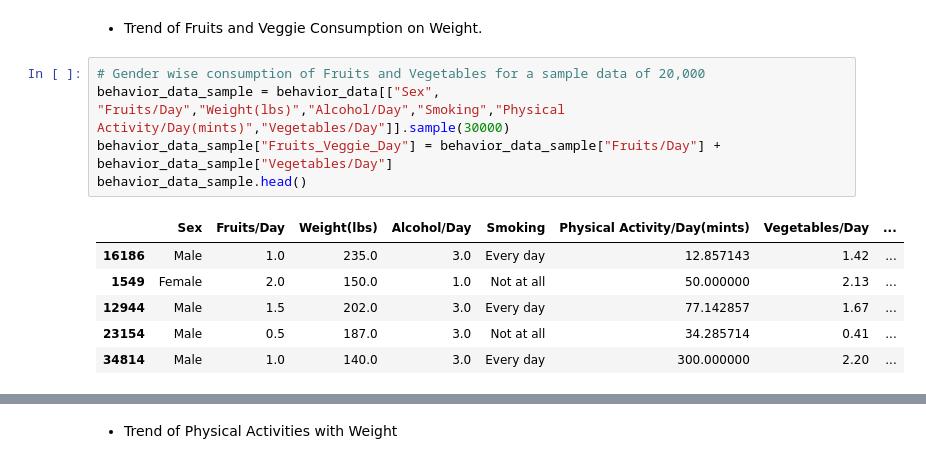
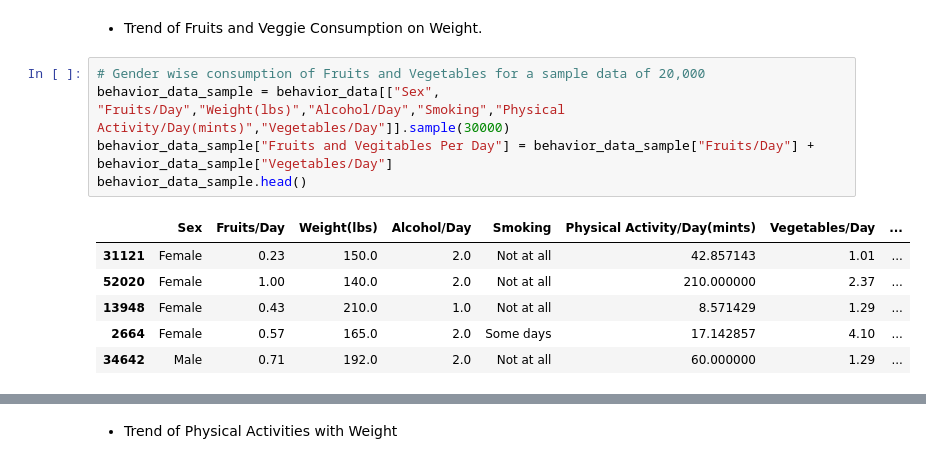
Before and after one commit to ic2019/groupb_project1, a Jupyter notebook: behavior_analysis.ipynb, the cells around one changed output, grey strips where cells are left out. Drawn from its saved outputs; the diff is of its cells as text.

```diff
--- a/behavior_analysis.ipynb
+++ b/behavior_analysis.ipynb
@@ -89,15 +89,15 @@ avg_alcohol_state = grouped_data["Alcohol/Day"]
 # %%
 # Gender wise consumption of Fruits and Vegetables for a sample data of 20,000
 behavior_data_sample = behavior_data[["Sex", "Fruits/Day","Weight(lbs)","Alcohol/Day","Smoking","Physical Activity/Day(mints)","Vegetables/Day"]].sample(30000)
-behavior_data_sample["Fruits_Veggie_Day"] = behavior_data_sample["Fruits/Day"] + behavior_data_sample["Vegetables/Day"]
+behavior_data_sample["Fruits and Vegitables Per Day"] = behavior_data_sample["Fruits/Day"] + behavior_data_sample["Vegetables/Day"]
 behavior_data_sample.head()
 # %% [output]
 |  | Sex | Fruits/Day | Weight(lbs) | Alcohol/Day | Smoking | Physical Activity/Day(mints) | Vegetables/Day | ... |
-| 16186 | Male | 1.0 | 235.0 | 3.0 | Every day | 12.857143 | 1.42 | ... |
-| 1549 | Female | 2.0 | 150.0 | 1.0 | Not at all | 50.000000 | 2.13 | ... |
-| 12944 | Male | 1.5 | 202.0 | 3.0 | Every day | 77.142857 | 1.67 | ... |
-| 23154 | Male | 0.5 | 187.0 | 3.0 | Not at all | 34.285714 | 0.41 | ... |
-| 34814 | Male | 1.0 | 140.0 | 3.0 | Every day | 300.000000 | 2.20 | ... |
+| 31121 | Female | 0.23 | 150.0 | 2.0 | Not at all | 42.857143 | 1.01 | ... |
+| 52020 | Female | 1.00 | 140.0 | 2.0 | Not at all | 210.000000 | 2.37 | ... |
+| 13948 | Female | 0.43 | 210.0 | 1.0 | Not at all | 8.571429 | 1.29 | ... |
+| 2664 | Female | 0.57 | 165.0 | 2.0 | Some days | 17.142857 | 4.10 | ... |
+| 34642 | Male | 0.71 | 192.0 | 2.0 | Not at all | 60.000000 | 1.29 | ... |
 # %%
 # Plotting the graph for Fruits and Veggie consumption againt weight.
 fig, ax = plt.subplots(figsize=(12,5))
```
Also changed, not shown: parts of 4 cells of this notebook, 5 other files.
